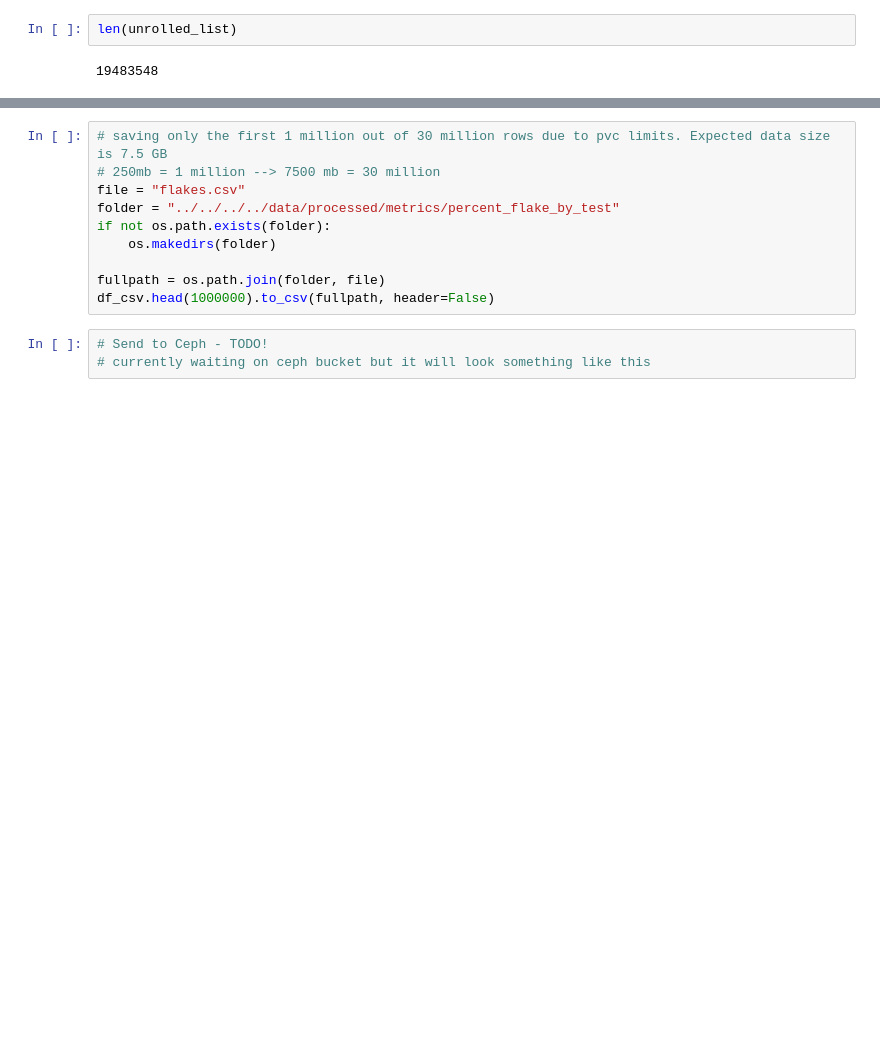
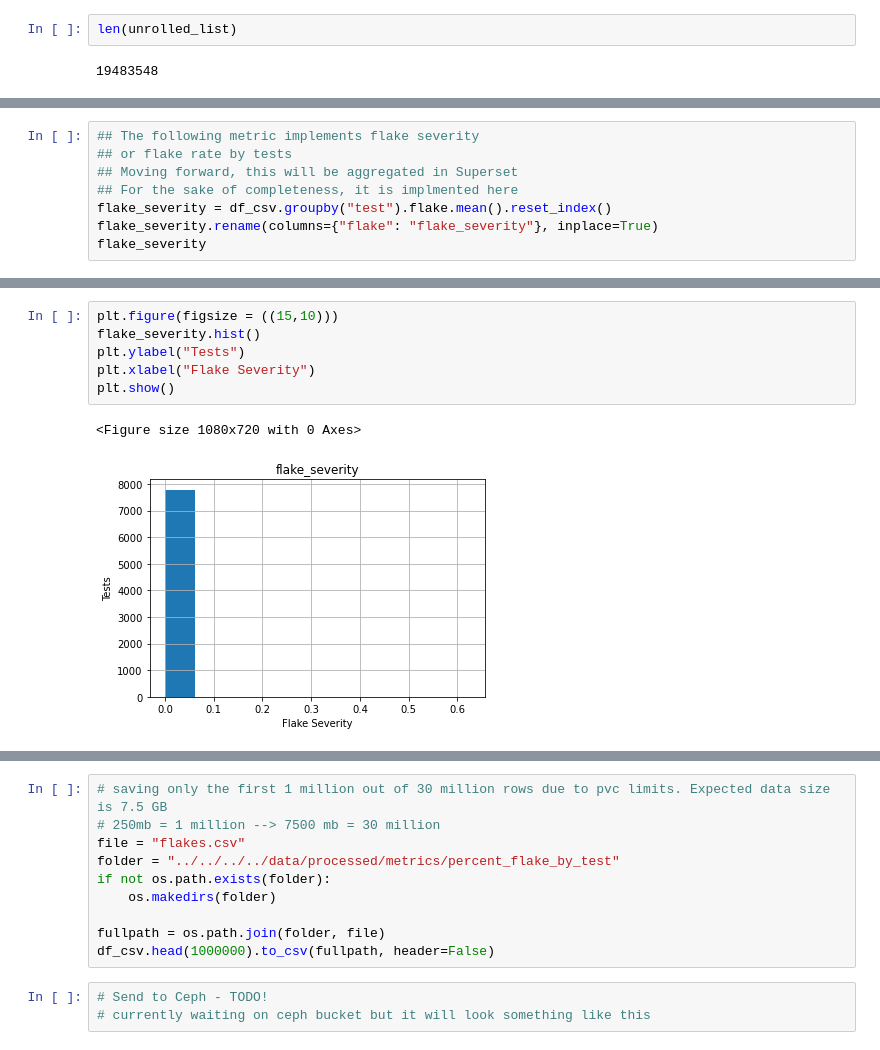
Before and after one commit to aicoe-aiops/ocp-ci-analysis, a Jupyter notebook: notebooks/data-sources/TestGrid/metrics/number_of_flakes.ipynb, the cells around one changed output, grey strips where cells are left out. Drawn from its saved outputs; the diff is of its cells as text; blank space fills up the shorter version.

Commit message:
Update notebook with Flake Severity (#142)
Co-authored-by: Shrey <shanand@redhat.com>
Co-authored-by: Aakanksha: <aduggal@redhat.com>

Updated notebook

Changes

Add another graph

```diff
--- a/notebooks/data-sources/TestGrid/metrics/number_of_flakes.ipynb
+++ b/notebooks/data-sources/TestGrid/metrics/number_of_flakes.ipynb
@@ -109,0 +122,8 @@ df_csv.head()
+# %%
+## The following metric implements flake severity
+## or flake rate by tests
+## Moving forward, this will be aggregated in Superset
+## For the sake of completeness, it is implmented here
+flake_severity = df_csv.groupby("test").flake.mean().reset_index()
+flake_severity.rename(columns={"flake": "flake_severity"}, inplace=True)
+flake_severity
@@ -109,0 +144,9 @@ df_csv.head()
+# %%
+plt.figure(figsize = ((15,10)))
+flake_severity.hist()
+plt.ylabel("Tests")
+plt.xlabel("Flake Severity")
+plt.show()
+# %% [output]
+<Figure size 1080x720 with 0 Axes>
+[figure, added]
```
Also changed, not shown: parts of 11 cells of this notebook.
